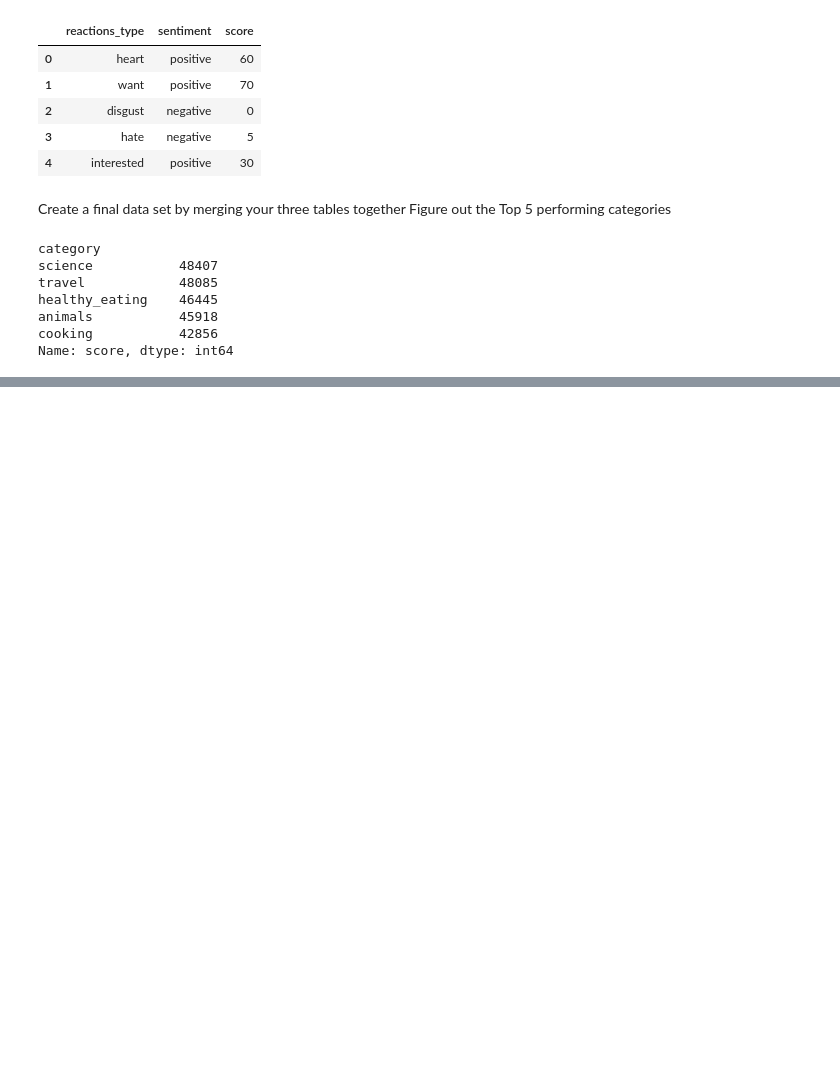
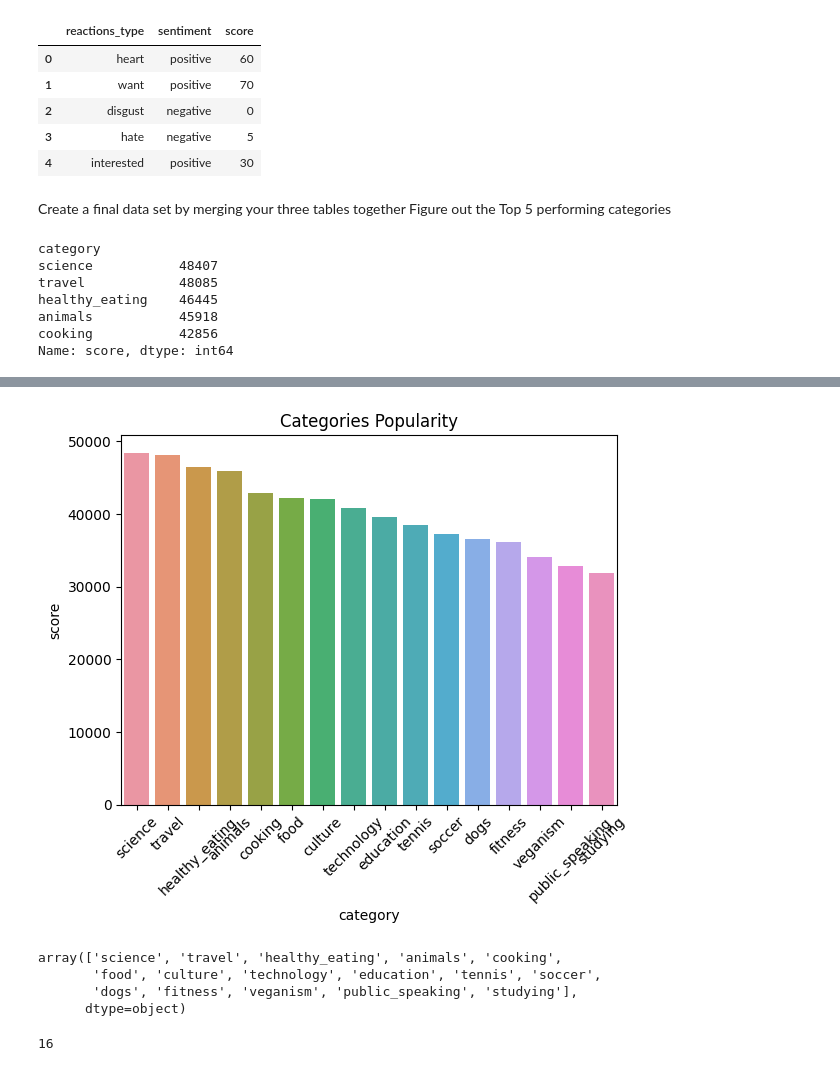
Before and after one commit to sarah-zhan/accenture_project1, a Jupyter notebook: main.ipynb, the cells around one changed output, grey strips where cells are left out. Saved outputs shown, nothing was run; the diff lists cells and outputs as text; code cells hidden in the pictures; blank space fills up the shorter version.

```diff
--- a/main.ipynb
+++ b/main.ipynb
@@ -169,3 +171,7 @@ with pd.ExcelWriter("final.xlsx", engine="openpyxl") as writer:
     join_table.to_excel(writer, sheet_name="join_table", index=False)
     #save the top 5 category
     grouped.head().to_excel(writer, sheet_name="top5")
+# %%
+# change to dataframe
+grouped = pd.DataFrame(grouped)
+grouped
@@ -171,0 +197,5 @@ with pd.ExcelWriter("final.xlsx", engine="openpyxl") as writer:
+# %%
+# reset index
+grouped = grouped.reset_index()
+grouped = grouped.rename(columns={"index": "category"})
+grouped
@@ -171,0 +220,19 @@ with pd.ExcelWriter("final.xlsx", engine="openpyxl") as writer:
+# %%
+# generate the graph
+sns.barplot(data=grouped, x="category", y="score")
+plt.xticks(rotation=45)
+plt.title("Categories Popularity")
+plt.show()
+# %% [output]
+[figure, added]
+# %%
+grouped.category.unique()
+# %% [output]
+array(['science', 'travel', 'healthy_eating', 'animals', 'cooking',
+       'food', 'culture', 'technology', 'education', 'tennis', 'soccer',
+       'dogs', 'fitness', 'veganism', 'public_speaking', 'studying'],
+      dtype=object)
+# %%
+grouped.category.count()
+# %% [output]
+16
```
Also changed, not shown: parts of 4 cells of this notebook, 1 other file.
